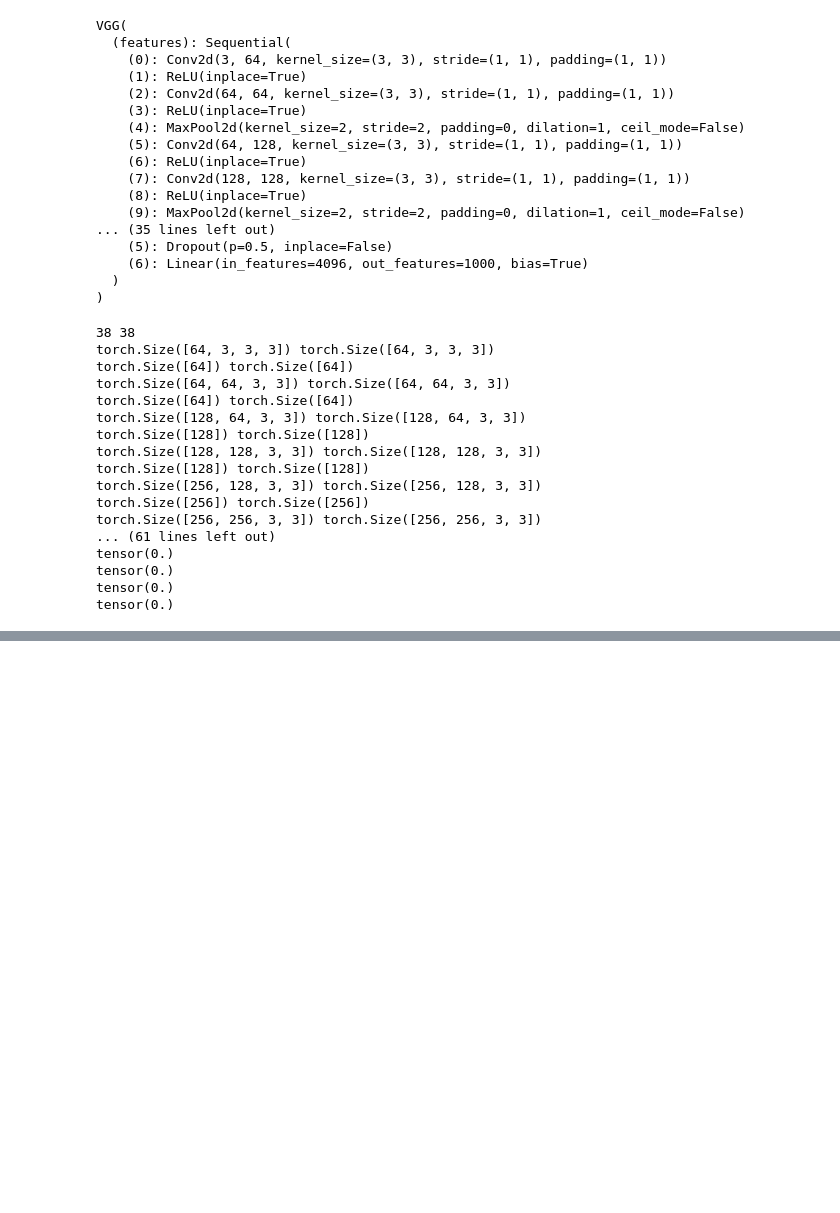
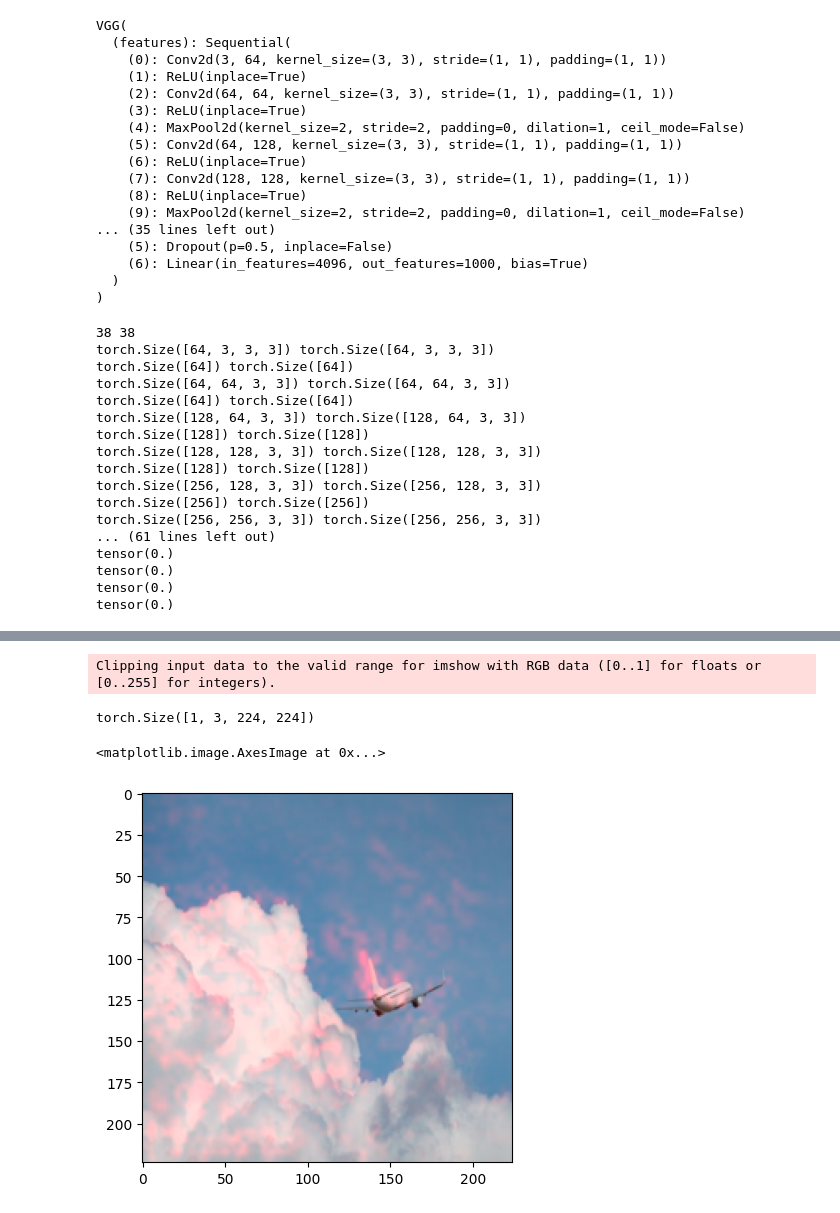
Before and after one commit to guillaume117/AbstractTorch, a Jupyter notebook: notebook/evaluateVGG.ipynb, the cells around one changed output, grey strips where cells are left out. Saved outputs shown, nothing was run; the diff lists cells and outputs as text; code cells hidden in the pictures; blank space fills up the shorter version.

```diff
--- a/notebook/evaluateVGG.ipynb
+++ b/notebook/evaluateVGG.ipynb
@@ -519,0 +550,23 @@ print([idx2label[i] for i in index[0]])
+# %%
+from PIL import Image
+import torch
+import torchvision.transforms as transforms
+
+image = Image.open("../images/avion_2.jpg")
+
+transform = transforms.Compose([
+    transforms.Resize((224, 224)),
+    transforms.ToTensor(),
+])
+image_tensor = transform(image)
+
+image_tensor = image_tensor.unsqueeze(0)
+image_heatmaped = 1*image_tensor + 50000*heatmap
+print(image_heatmaped.size())
+import matplotlib.pyplot as plt
+plt.imshow(image_heatmaped[0].permute(1, 2, 0))
+# %% [output]
+Clipping input data to the valid range for imshow with RGB data ([0..1] for floats or [0..255] for integers).
+torch.Size([1, 3, 224, 224])
+<matplotlib.image.AxesImage at 0x...>
+[figure, added]
```
Also changed, not shown: parts of 9 cells of this notebook, 1 other file.
